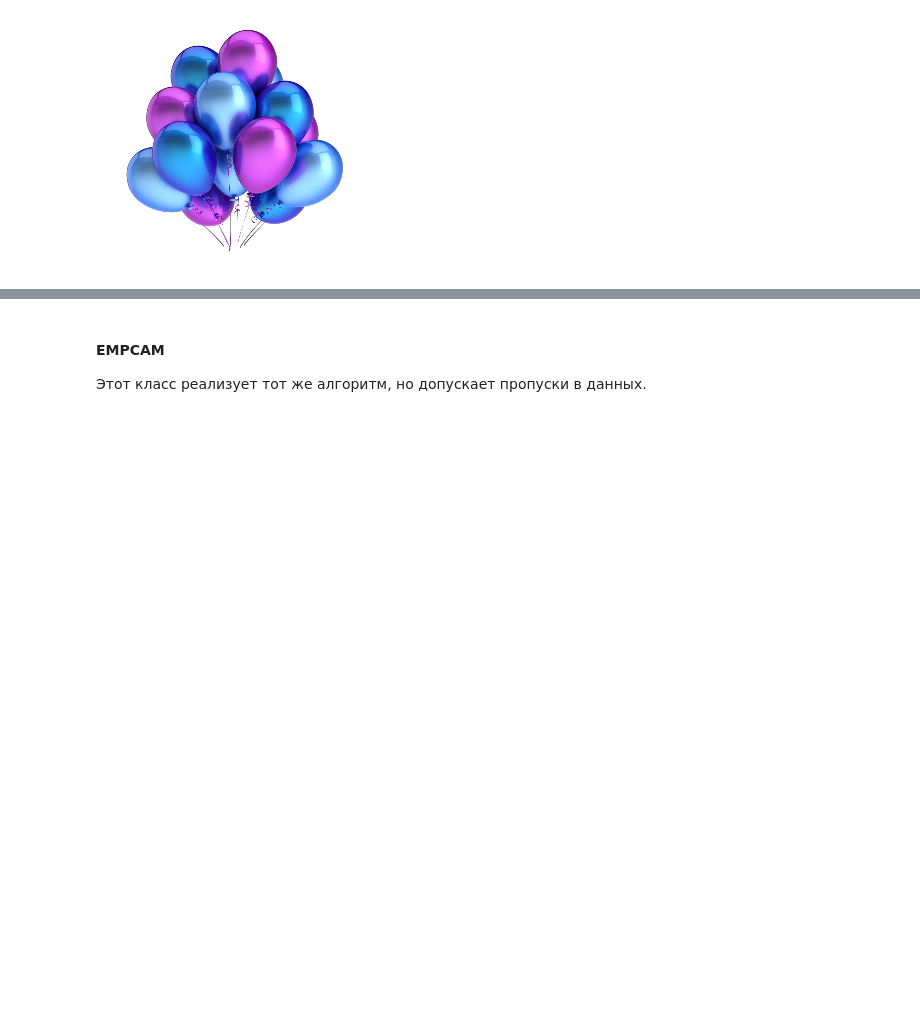
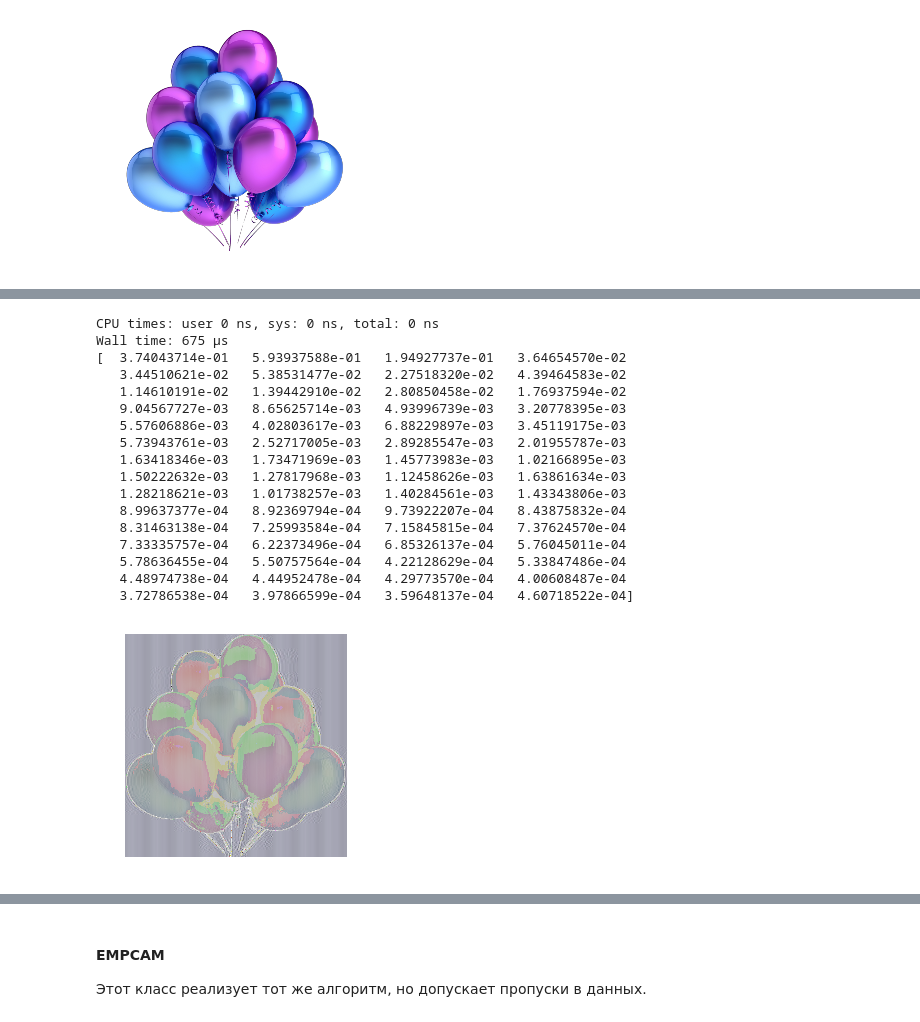
Before and after one commit to ArtsemZhuk/EMPCA, a Jupyter notebook: graphs.ipynb, the cells around one changed output, grey strips where cells are left out. Cells and saved outputs as stored; diff of their text form; code cells hidden in the pictures; blank space fills up the shorter version.

```diff
--- a/graphs.ipynb
+++ b/graphs.ipynb
@@ -135,0 +135,22 @@ plt.show()
+# %%
+% time
+compress(60)
+# %% [output]
+CPU times: user 0 ns, sys: 0 ns, total: 0 ns
+Wall time: 675 µs
+[  3.74043714e-01   5.93937588e-01   1.94927737e-01   3.64654570e-02
+   3.44510621e-02   5.38531477e-02   2.27518320e-02   4.39464583e-02
+   1.14610191e-02   1.39442910e-02   2.80850458e-02   1.76937594e-02
+   9.04567727e-03   8.65625714e-03   4.93996739e-03   3.20778395e-03
+   5.57606886e-03   4.02803617e-03   6.88229897e-03   3.45119175e-03
+   5.73943761e-03   2.52717005e-03   2.89285547e-03   2.01955787e-03
+   1.63418346e-03   1.73471969e-03   1.45773983e-03   1.02166895e-03
+   1.50222632e-03   1.27817968e-03   1.12458626e-03   1.63861634e-03
+   1.28218621e-03   1.01738257e-03   1.40284561e-03   1.43343806e-03
+   8.99637377e-04   8.92369794e-04   9.73922207e-04   8.43875832e-04
+   8.31463138e-04   7.25993584e-04   7.15845815e-04   7.37624570e-04
+   7.33335757e-04   6.22373496e-04   6.85326137e-04   5.76045011e-04
+   5.78636455e-04   5.50757564e-04   4.22128629e-04   5.33847486e-04
+   4.48974738e-04   4.44952478e-04   4.29773570e-04   4.00608487e-04
+   3.72786538e-04   3.97866599e-04   3.59648137e-04   4.60718522e-04]
+[figure, added]
```
Also changed, not shown: parts of 8 cells of this notebook.
